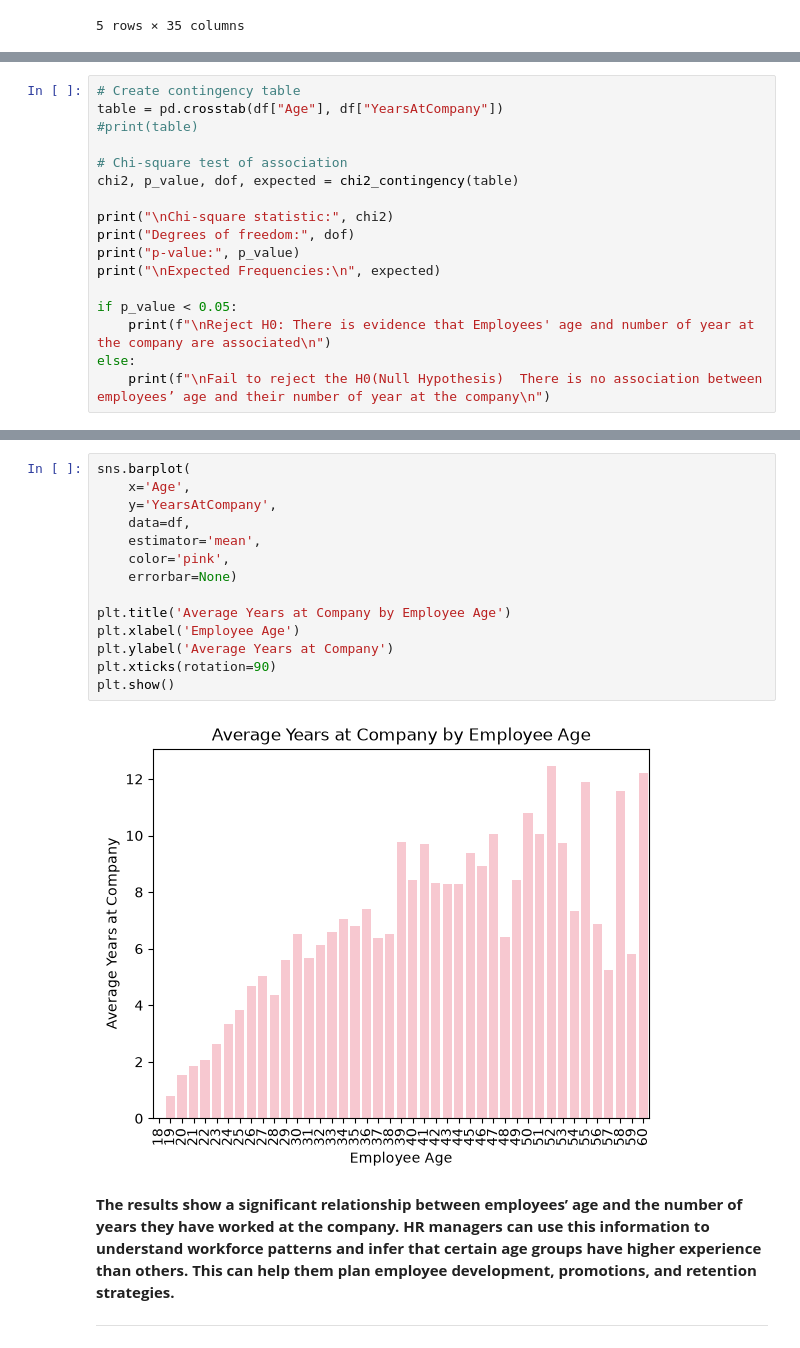
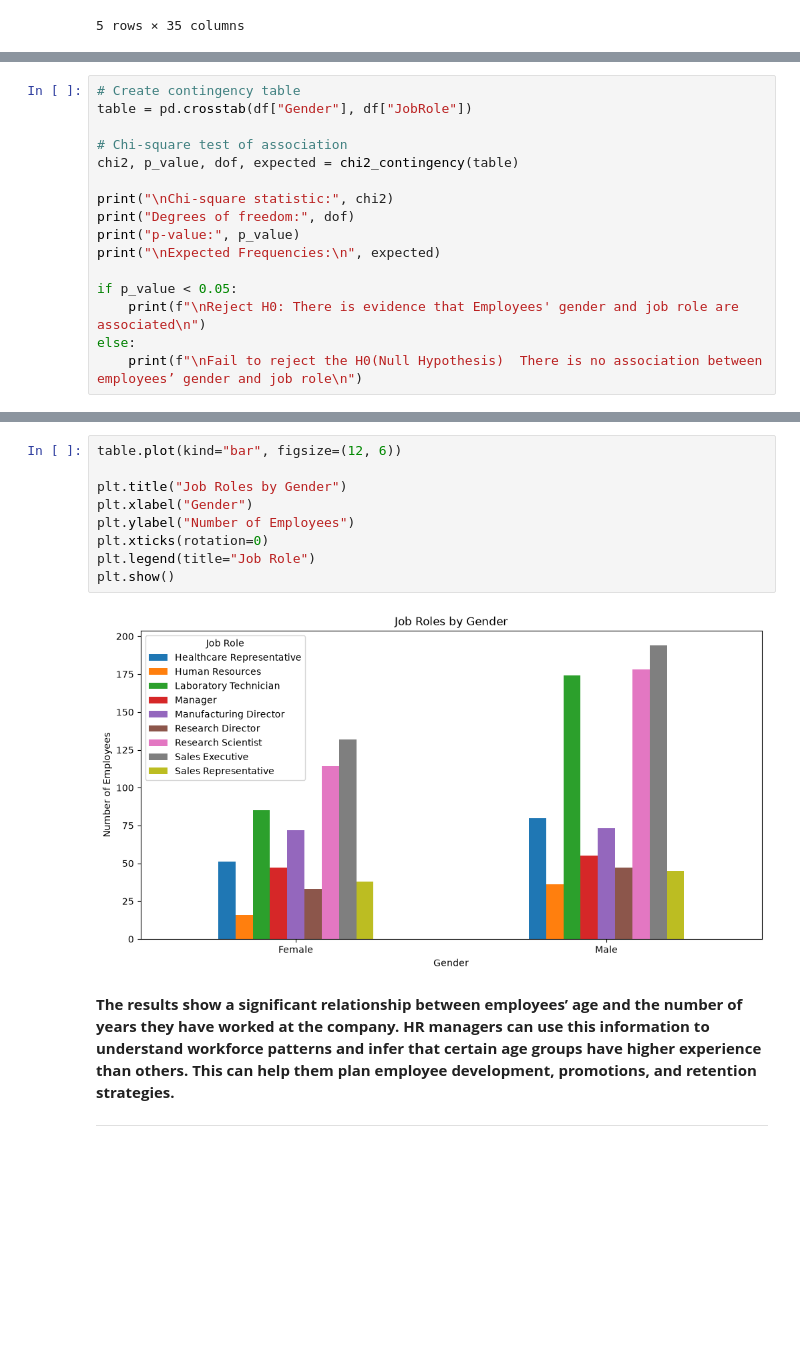
Before and after one commit to nawelsk/Data101HMW2, a Jupyter notebook: HomeWork-n5.ipynb, the cells around one changed output, grey strips where cells are left out. Saved outputs shown, nothing was run; the diff lists cells and outputs as text; blank space fills up the shorter version.

```diff
--- a/HomeWork-n5.ipynb
+++ b/HomeWork-n5.ipynb
@@ -76,7 +82,6 @@ Name: MonthlyIncome, Length: 1470, dtype: int64
 # %%
 # Create contingency table
-table = pd.crosstab(df["Age"], df["YearsAtCompany"])
-#print(table)
+table = pd.crosstab(df["Gender"], df["JobRole"])
 
 # Chi-square test of association
 chi2, p_value, dof, expected = chi2_contingency(table)
@@ -87,7 +92,7 @@ print("p-value:", p_value)
 print("\nExpected Frequencies:\n", expected)
 
 if p_value < 0.05:
-    print(f"\nReject H0: There is evidence that Employees' age and number of year at the company are associated\n")
+    print(f"\nReject H0: There is evidence that Employees' gender and job role are associated\n")
 else:
-    print(f"\nFail to reject the H0(Null Hypothesis)  There is no association between employees’ age and their number of year at the company\n")
+    print(f"\nFail to reject the H0(Null Hypothesis)  There is no association between employees’ gender and job role\n")
 # %% [output]
@@ -108,19 +108,14 @@ Reject H0: There is evidence that Employees' age and number of year at the compa
-# %%
-sns.barplot(
-    x='Age',
-    y='YearsAtCompany',
-    data=df,
-    estimator='mean',
-    color='pink',
-    errorbar=None)
-
-plt.title('Average Years at Company by Employee Age')
-plt.xlabel('Employee Age')
-plt.ylabel('Average Years at Company')
-plt.xticks(rotation=90)
-plt.show()
-# %% [output]
-[figure, removed]
+# %%
+table.plot(kind="bar", figsize=(12, 6))
+
+plt.title("Job Roles by Gender")
+plt.xlabel("Gender")
+plt.ylabel("Number of Employees")
+plt.xticks(rotation=0)
+plt.legend(title="Job Role")
+plt.show()
+# %% [output]
+[figure, added]
 # %% [markdown]
 **The results show a significant relationship between employees’ age and the number of years they have worked at the company. HR managers can use this information to understand workforce patterns and infer that certain age groups have higher experience than others. This can help them plan employee development, promotions, and retention strategies.**
 
```
Also changed, not shown: parts of 3 cells of this notebook.
